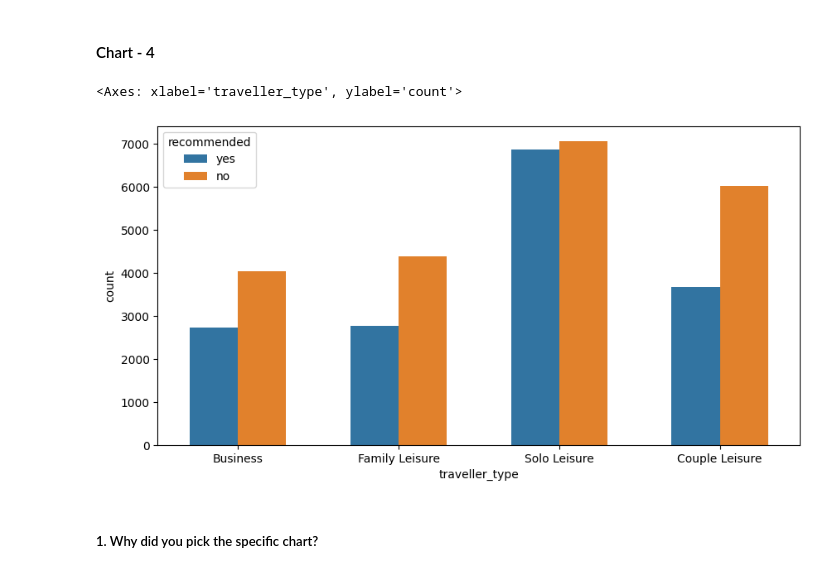
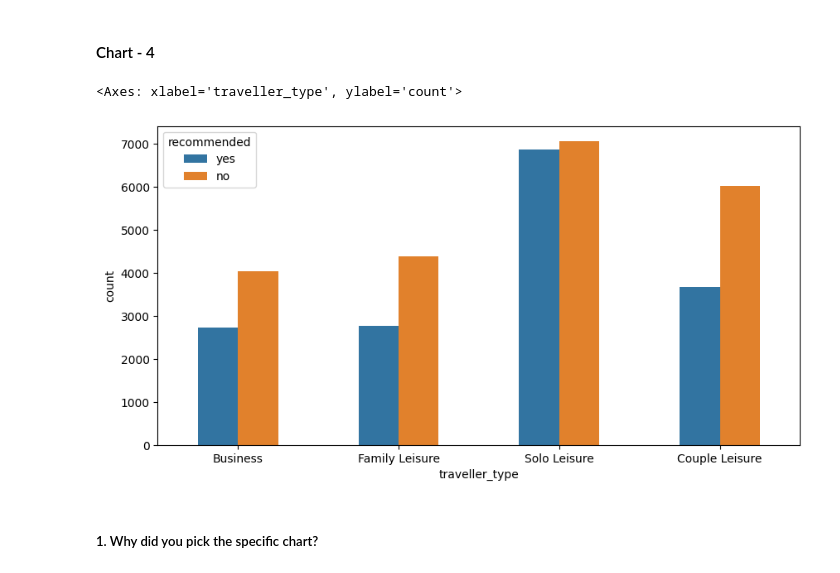
Before and after one commit to vedanttule134/Airline-Passenger-Referral-Prediction, a Jupyter notebook: Airline_Passenger_Referral_Prediction.ipynb, the cells around one changed output. Cells and saved outputs as stored; diff of their text form; code cells hidden in the pictures.

```diff
--- a/Airline_Passenger_Referral_Prediction.ipynb
+++ b/Airline_Passenger_Referral_Prediction.ipynb
@@ -399,10 +397,10 @@ Answer Here
 # %%
 # Chart - 4 visualization code
 plt.figure(figsize=(10,5))
-sns.countplot(x=airline_df['traveller_type'],hue=airline_df['recommended'], width = 0.6)
+sns.countplot(x=airline_df['traveller_type'],hue=airline_df['recommended'], width = 0.5)
 # %% [output]
 <Axes: xlabel='traveller_type', ylabel='count'>
-[figure, old version]
+[figure, new version]
 # %% [markdown]
 ##### 1. Why did you pick the specific chart?
 # %% [markdown]
```
Also changed, not shown: parts of 41 cells of this notebook.
